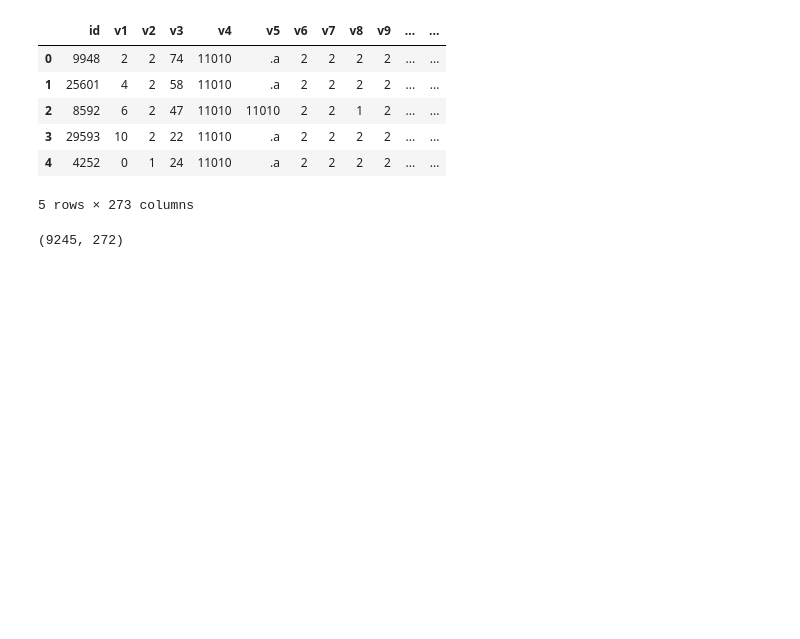
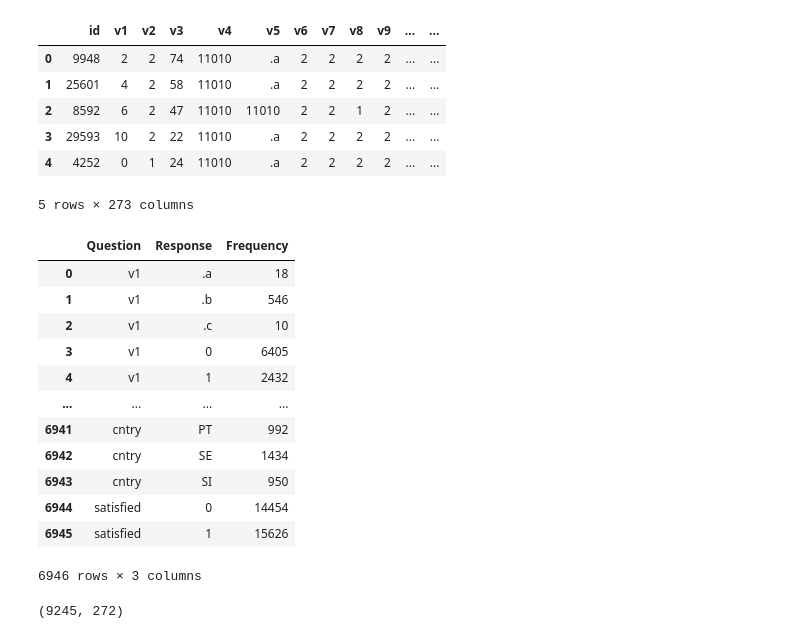
Before and after one commit to sabrina-tan/stat441-W20-project, a Jupyter notebook: 01-load_data.ipynb, the cells around one changed output. Cells and saved outputs as stored; diff of their text form; code cells hidden in the pictures; blank space fills up the shorter version.

```diff
--- a/01-load_data.ipynb
+++ b/01-load_data.ipynb
@@ -32,6 +57,31 @@ data_train.head()
 | 3 | 29593 | 10 | 2 | 22 | 11010 | .a | 2 | 2 | 2 | 2 | ... | ... |
 | 4 | 4252 | 0 | 1 | 24 | 11010 | .a | 2 | 2 | 2 | 2 | ... | ... |
 5 rows × 273 columns
+# %%
+frequency_data_train = pd.DataFrame()
+
+for i in list(data_train)[1:]:
+    grouped_data = data_train.groupby(i)['id'].count()
+    num_unique_answers = grouped_data.size
+    temp_dict = {'Question': [i] * num_unique_answers, 'Response': list(grouped_data.index), 'Frequency': list(grouped_data)}
+    temp_df = pd.DataFrame(temp_dict)
+    frequency_data_train = frequency_data_train.append(temp_df)
+frequency_data_train.reset_index(inplace=True, drop=True)
+frequency_data_train
+# %% [output]
+|  | Question | Response | Frequency |
+| 0 | v1 | .a | 18 |
+| 1 | v1 | .b | 546 |
+| 2 | v1 | .c | 10 |
+| 3 | v1 | 0 | 6405 |
+| 4 | v1 | 1 | 2432 |
+| ... | ... | ... | ... |
+| 6941 | cntry | PT | 992 |
+| 6942 | cntry | SE | 1434 |
+| 6943 | cntry | SI | 950 |
+| 6944 | satisfied | 0 | 14454 |
+| 6945 | satisfied | 1 | 15626 |
+6946 rows × 3 columns
 # %%
 print(data_test_raw.shape)
 data_test_raw.head()
```
Also changed, not shown: parts of 1 cell of this notebook.
